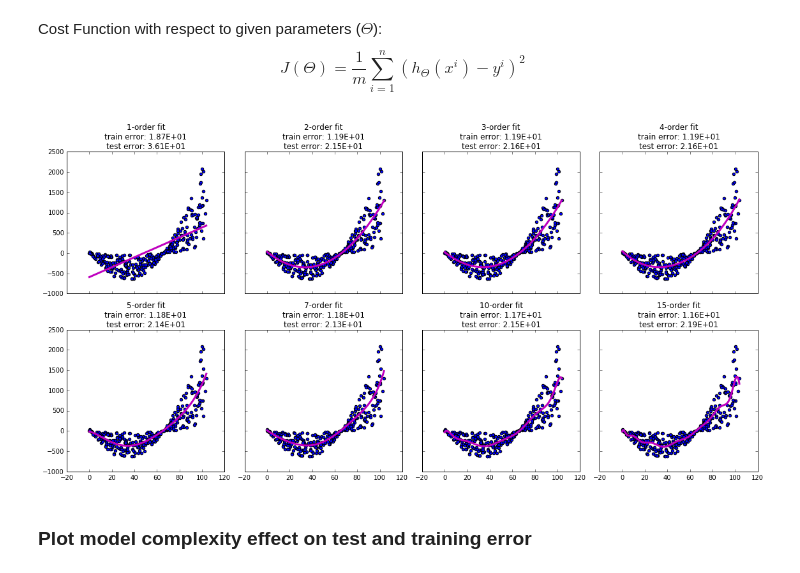
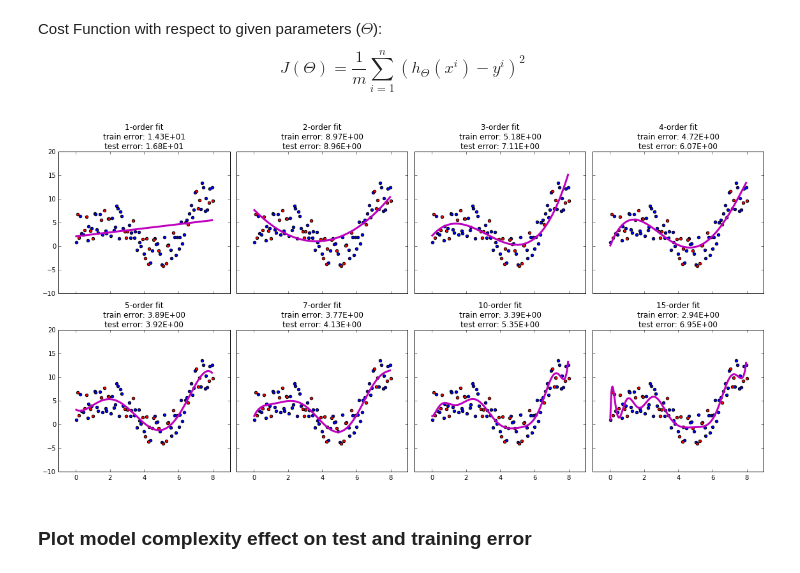
Before and after one commit to mchowning/machine-learning-examples, a Jupyter notebook: simple-linear-regression.ipynb, the cells around one changed output. Drawn from its saved outputs; the diff is of its cells as text; code cells hidden in the pictures.

```diff
--- a/simple-linear-regression.ipynb
+++ b/simple-linear-regression.ipynb
@@ -8,22 +8,17 @@ import numpy
 import scipy
 import sklearn.cross_validation
 
-n = 400
+n = 100
+
 numpy.random.seed(0) # setting seed to keep data constant
 x_noise = numpy.random.rand(n) * 0.05
 numpy.random.seed(123456) # setting seed to keep data constant
-y_noise = numpy.random.rand(n) *  20
+y_noise = numpy.random.rand(n) * 7
 
-x = scipy.linspace(0, 100, n)
-x += x * x_noise
+x = scipy.linspace(0, 8, n)
+x += x_noise
 
-y = numpy.polyval([.03, -2, 2], x)
-y += y * y_noise
+y = x * numpy.sin(x)
+y += y_noise
 
-x_train, x_test, y_train, y_test = sklearn.cross_validation.train_test_split(x, y, test_size=0.2)
-
-print(x_train.size)
-print(y_train.size)
-print(x_test.size)
-print(y_test.size)
-# TODO break out validation and training error here?
+x_train, x_test, y_train, y_test = sklearn.cross_validation.train_test_split(x, y, test_size=0.3)
@@ -37,48 +27,50 @@ print(y_test.size)
 ### Plotting different model functions at different model complexities
 # %% [markdown]
 Cost Function with respect to given parameters ($\Theta$): $$J(\Theta) = \frac{1}{m} \sum\limits_{i=1}^n (h_\Theta(x^i) - y^i)^2$$
-# %%
-def get_error(x, y, params):
-    predicted = numpy.polyval(params, x)
-    diff = predicted - y
-    total_sq_diff = numpy.sum(numpy.square(diff))
-    total_diff = math.sqrt(total_sq_diff)
-    avg_diff = total_diff / x.size
-    return avg_diff
+# %%
+def get_error(predicted, actual):
+    diff = predicted - actual
+    return numpy.mean(numpy.square(diff))
+
+
+def get_error_from_params(x, y, params):
+    predicted = numpy.polyval(params, x)
+    return get_error(predicted, y)
 # %%
 n_rows = 2
 n_cols = 4
 fig, axes = plt.subplots(nrows=n_rows, ncols=n_cols, sharex=True, sharey=True, figsize=(16,8))
 list_of_plot_pos = [(r,c) for r in range(n_rows) for c in range(n_cols)]
 
 def add_plot_for_params(params):
 
     fx = scipy.linspace(numpy.min(x_train), numpy.max(x_train), 1000)
     fy = numpy.polyval(params, fx)
 
-    train_error = get_error(x_train, y_train, params)
-    test_error = get_error(x_test, y_test, params)
+    train_error = get_error_from_params(x_train, y_train, params)
+    test_error = get_error_from_params(x_test, y_test, params)
 
     (row,col) = list_of_plot_pos.pop(0)
     ax = axes[row, col]
 
     # ignoring constant with respect to polynomial order
     order = params.size - 1
     ax.set_title('{0}-order fit\ntrain error: {1:.2E}\ntest error: {2:.2E}'.format(order, train_error, test_error))
     ax.scatter(x_train ,y_train)
+    ax.scatter(x_test, y_test, c='r')
 
     # autoscale based only on the scatterplot
-    ax.autoscale(False)
+    # ax.autoscale(False)
     ax.plot(fx,fy, linewidth=3, c='m')
 
 for order in [1,2,3,4,5,7,10,15]:
     params = scipy.polyfit(x_train , y_train, order)
     add_plot_for_params(params)
 
 plt.tight_layout()
 plt.show()
 # %% [output]
-[figure, old version]
+[figure, new version]
 # %% [markdown]
 ### Plot model complexity effect on test and training error
 # %%
```
Also changed, not shown: parts of 4 cells of this notebook.
